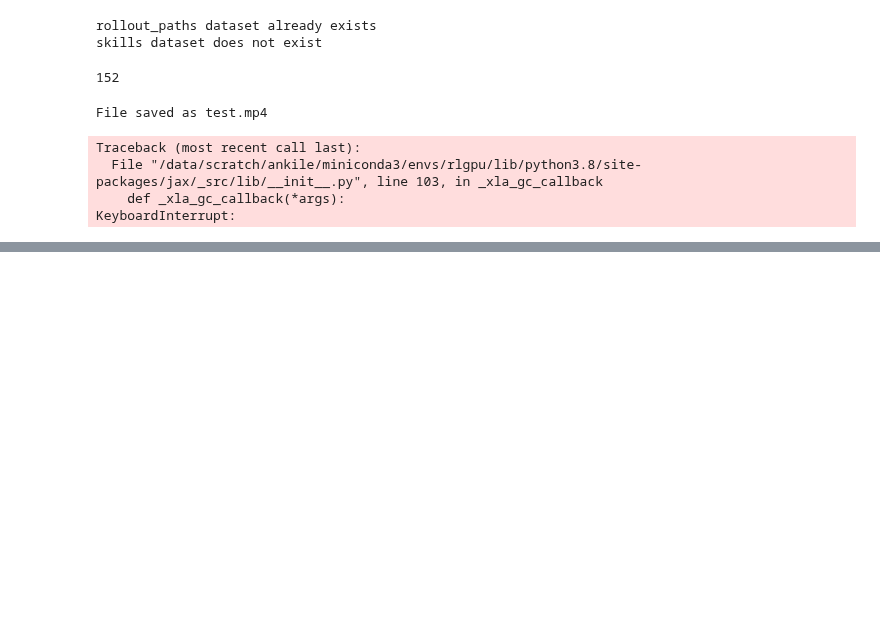
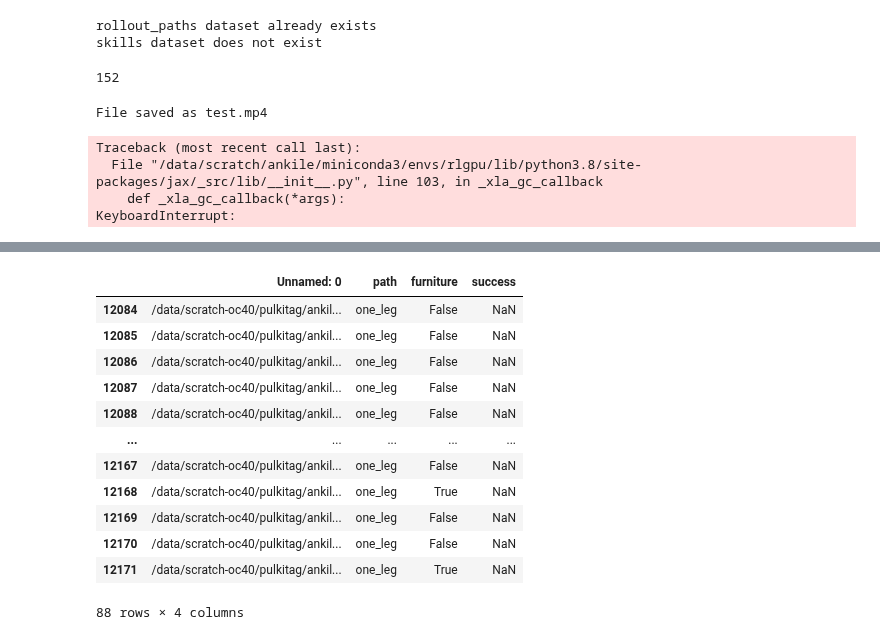
Before and after one commit to ankile/robust-rearrangement, a Jupyter notebook: notebooks/18_la_augment_demos_with_rollouts.ipynb, the cells around one changed output, grey strips where cells are left out. Cells and saved outputs as stored; diff of their text form; code cells hidden in the pictures; blank space fills up the shorter version.

```diff
--- a/notebooks/18_la_augment_demos_with_rollouts.ipynb
+++ b/notebooks/18_la_augment_demos_with_rollouts.ipynb
@@ -121,0 +190,5 @@ KeyboardInterrupt:
+# %%
+# Now, after more indexing, see again how it looks
+new_index = pd.read_csv("/data/scratch-oc40/pulkitag/ankile/furniture-data/raw/sim_rollouts/index.csv")
+
+new_index
@@ -121,0 +209,18 @@ KeyboardInterrupt:
+# %%
+bad_start = [i for i, elem in enumerate(new_index["Unnamed: 0"]) if elem.startswith("/data")][0]
+
+new_index.iloc[bad_start:, :]
+# %% [output]
+|  | Unnamed: 0 | path | furniture | success |
+| 12084 | /data/scratch-oc40/pulkitag/ankil... | one_leg | False | NaN |
+| 12085 | /data/scratch-oc40/pulkitag/ankil... | one_leg | False | NaN |
+| 12086 | /data/scratch-oc40/pulkitag/ankil... | one_leg | False | NaN |
+| 12087 | /data/scratch-oc40/pulkitag/ankil... | one_leg | False | NaN |
+| 12088 | /data/scratch-oc40/pulkitag/ankil... | one_leg | False | NaN |
+| ... | ... | ... | ... | ... |
+| 12167 | /data/scratch-oc40/pulkitag/ankil... | one_leg | False | NaN |
+| 12168 | /data/scratch-oc40/pulkitag/ankil... | one_leg | True | NaN |
+| 12169 | /data/scratch-oc40/pulkitag/ankil... | one_leg | False | NaN |
+| 12170 | /data/scratch-oc40/pulkitag/ankil... | one_leg | False | NaN |
+| 12171 | /data/scratch-oc40/pulkitag/ankil... | one_leg | True | NaN |
+88 rows × 4 columns
```
Also changed, not shown: parts of 15 cells of this notebook, 1 other file.
